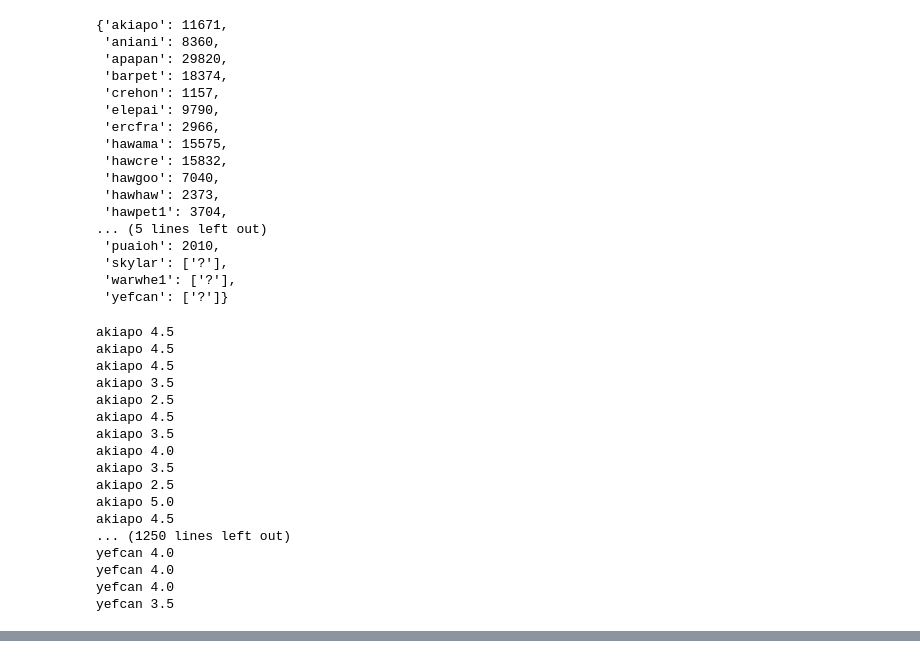
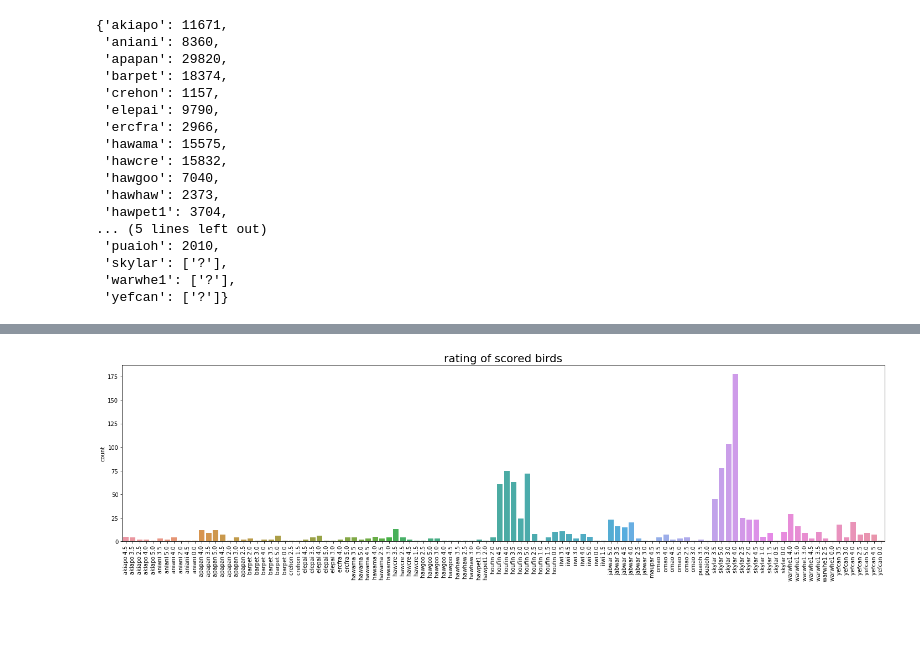
Before and after one commit to p3p31v/BirdCLEF-2022, a Jupyter notebook: version27.ipynb, the cells around one changed output, grey strips where cells are left out. Drawn from its saved outputs; the diff is of its cells as text; code cells hidden in the pictures; blank space fills up the shorter version.

Commit message:
Kaggle Notebook | birdclef_notebook_pplu | Version 29: rating and scored bird histogram added

```diff
--- a/version27.ipynb
+++ b/version27.ipynb
@@ -409,31 +409,18 @@ dict_species_time
 #label_row_scored
 # %%
 #we can try to find how many audios we have of each scored species and check the rating of
-# them, for crehon for example, there are only 2 audios and I think with low quality.
+# them, for crehon for example, there are only 2 audios and with low quality.
+scoredbird_rating = []
 for i in index_row_scored:
     try:
-        print(df_train['primary_label'][i],df_train['rating'][i])
+        scoredbird_rating.append(str(df_train['primary_label'][i])+ " " +str(df_train['rating'][i]))
     except:
         print('error')
-#There are errors in the index of the csv for training, some of those, does not exists, for
-#example, number 36. So let's check the dataframe again
-df_train.head(40)
-# I will continue tomorrow and fix this
+scoredbird_rating
+plt.figure(figsize=(20, 6))
+sns.countplot(scoredbird_rating)
+plt.xticks(rotation=90)
+plt.title("rating of scored birds", fontsize=20)
+
+plt.show()
 # %% [output]
-akiapo 4.5
-akiapo 4.5
-akiapo 4.5
-akiapo 3.5
-akiapo 2.5
-akiapo 4.5
-akiapo 3.5
-akiapo 4.0
-akiapo 3.5
-akiapo 2.5
-akiapo 5.0
-akiapo 4.5
-... (1250 lines left out)
-yefcan 4.0
-yefcan 4.0
-yefcan 4.0
-yefcan 3.5
@@ -456,0 +427 @@ yefcan 3.5
+[figure, added]
```
Also changed, not shown: parts of 4 cells of this notebook.
